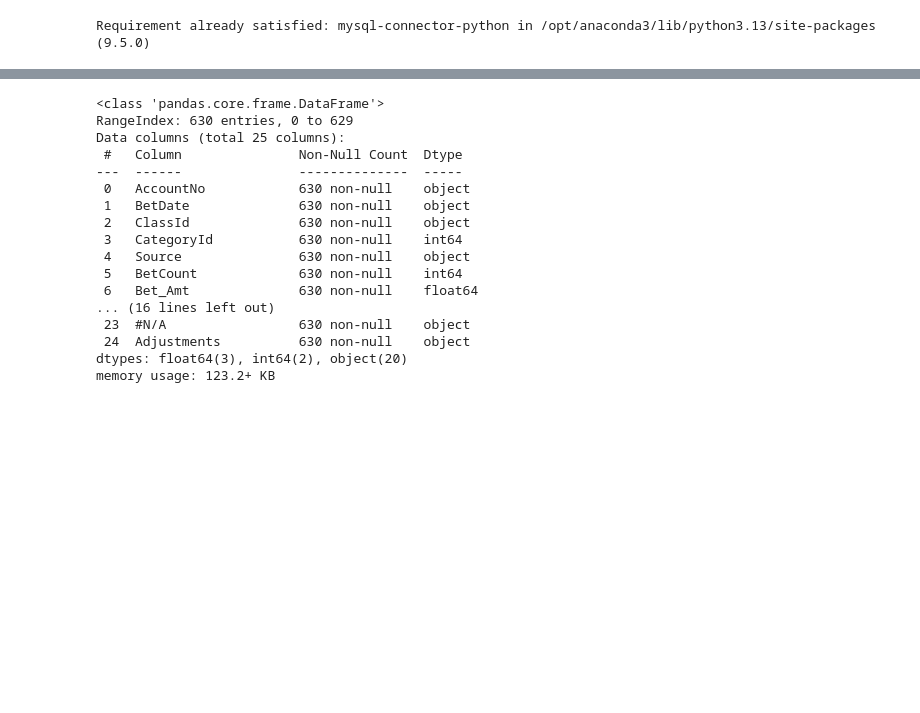
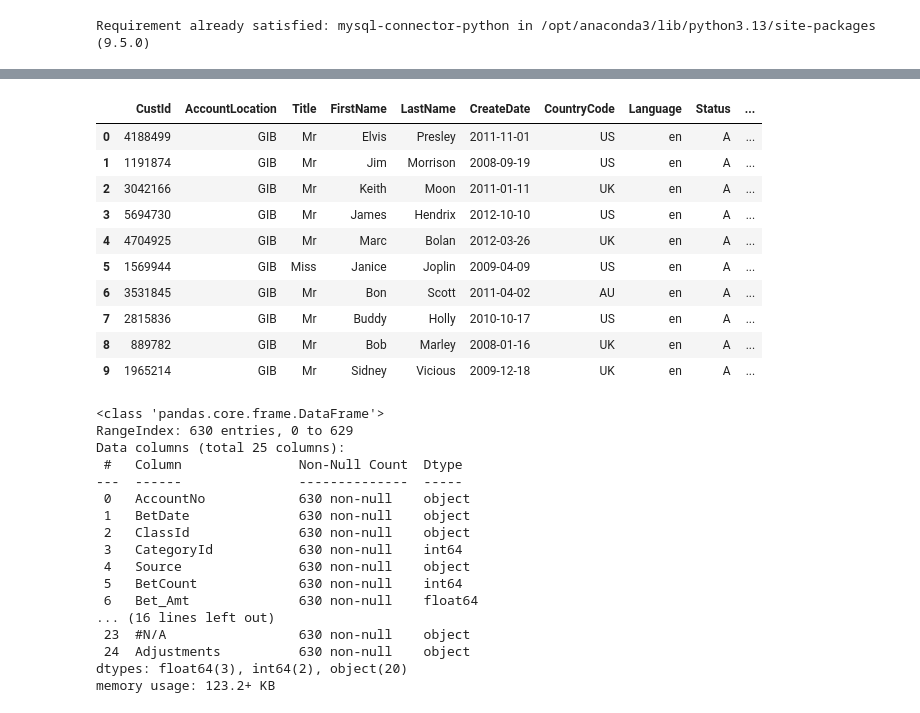
Before and after one commit to 2ssya/project-ironhack-gambling, a Jupyter notebook: sql_python-2.ipynb, the cells around one changed output, grey strips where cells are left out. Saved outputs shown, nothing was run; the diff lists cells and outputs as text; code cells hidden in the pictures; blank space fills up the shorter version.

```diff
--- a/sql_python-2.ipynb
+++ b/sql_python-2.ipynb
@@ -56,15 +62,12 @@ memory usage: 1.1+ KB
 # %%
 # Define the list of columns
 
-df_customer = pd.DataFrame(columns=[
-    'CustId', 'AccountLocation', 'Title', 'FirstName', 'LastName',
+columns_customer = [ 'CustId', 'AccountLocation', 'Title', 'FirstName', 'LastName',
     'CreateDate', 'CountryCode', 'Language', 'Status', 'DateOfBirth',
-    'Contact', 'CustomerGroup'
-])
+    'Contact', 'CustomerGroup']
 
+df_customer = df_customer[columns_customer]
 
-df_customer.info()
-
-df_customer.columns
+df_customer.info ()
 # %% [output]
 <class 'pandas.core.frame.DataFrame'>
@@ -123,0 +92,18 @@ memory usage: 132.0+ bytes
+# %%
+# Apply transfer date to COLUMNS ('CreateDate','DateOfBirth')
+customer_date_cols = ['CreateDate', 'DateOfBirth']
+
+df_customer['DateOfBirth'] = pd.to_datetime(
+    df_customer['DateOfBirth'],
+    format='%d/%m/%Y',
+    errors='coerce'
+)
+
+df_customer['CreateDate'] = pd.to_datetime(
+    df_customer['CreateDate'],
+    format='%d/%m/%Y',
+    errors='coerce'
+)
+
+# Verificate the date changeS
+df_customer.info()
@@ -124 +130,15 @@ memory usage: 132.0+ bytes
+# %%
+df_customer.head(11)
+# %% [output]
+|  | CustId | AccountLocation | Title | FirstName | LastName | CreateDate | CountryCode | Language | Status | ... |
+| 0 | 4188499 | GIB | Mr | Elvis | Presley | 2011-11-01 | US | en | A | ... |
+| 1 | 1191874 | GIB | Mr | Jim | Morrison | 2008-09-19 | US | en | A | ... |
+| 2 | 3042166 | GIB | Mr | Keith | Moon | 2011-01-11 | UK | en | A | ... |
+| 3 | 5694730 | GIB | Mr | James | Hendrix | 2012-10-10 | US | en | A | ... |
+| 4 | 4704925 | GIB | Mr | Marc | Bolan | 2012-03-26 | UK | en | A | ... |
+| 5 | 1569944 | GIB | Miss | Janice | Joplin | 2009-04-09 | US | en | A | ... |
+| 6 | 3531845 | GIB | Mr | Bon | Scott | 2011-04-02 | AU | en | A | ... |
+| 7 | 2815836 | GIB | Mr | Buddy | Holly | 2010-10-17 | US | en | A | ... |
+| 8 | 889782 | GIB | Mr | Bob | Marley | 2008-01-16 | UK | en | A | ... |
+| 9 | 1965214 | GIB | Mr | Sidney | Vicious | 2009-12-18 | UK | en | A | ... |
 # %%
```
Also changed, not shown: parts of 14 cells of this notebook.
